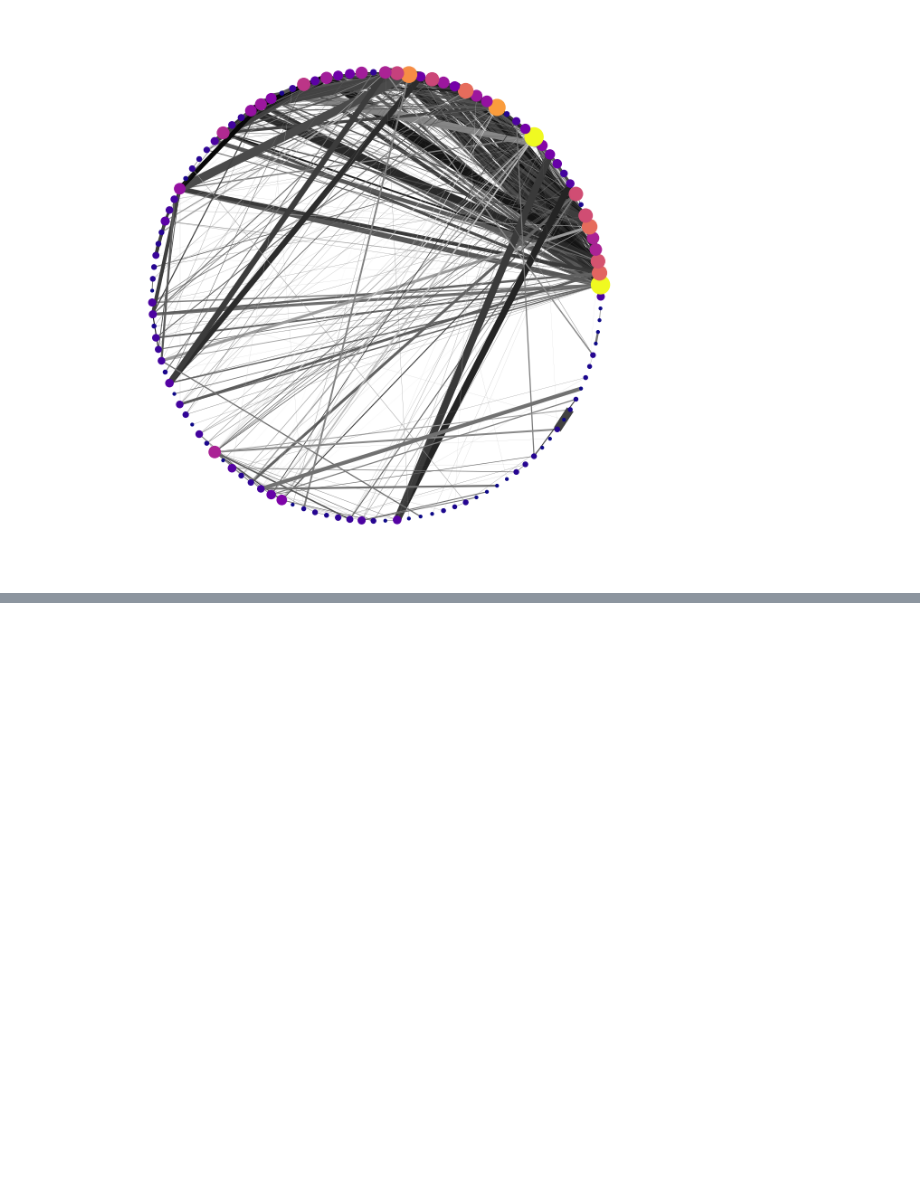
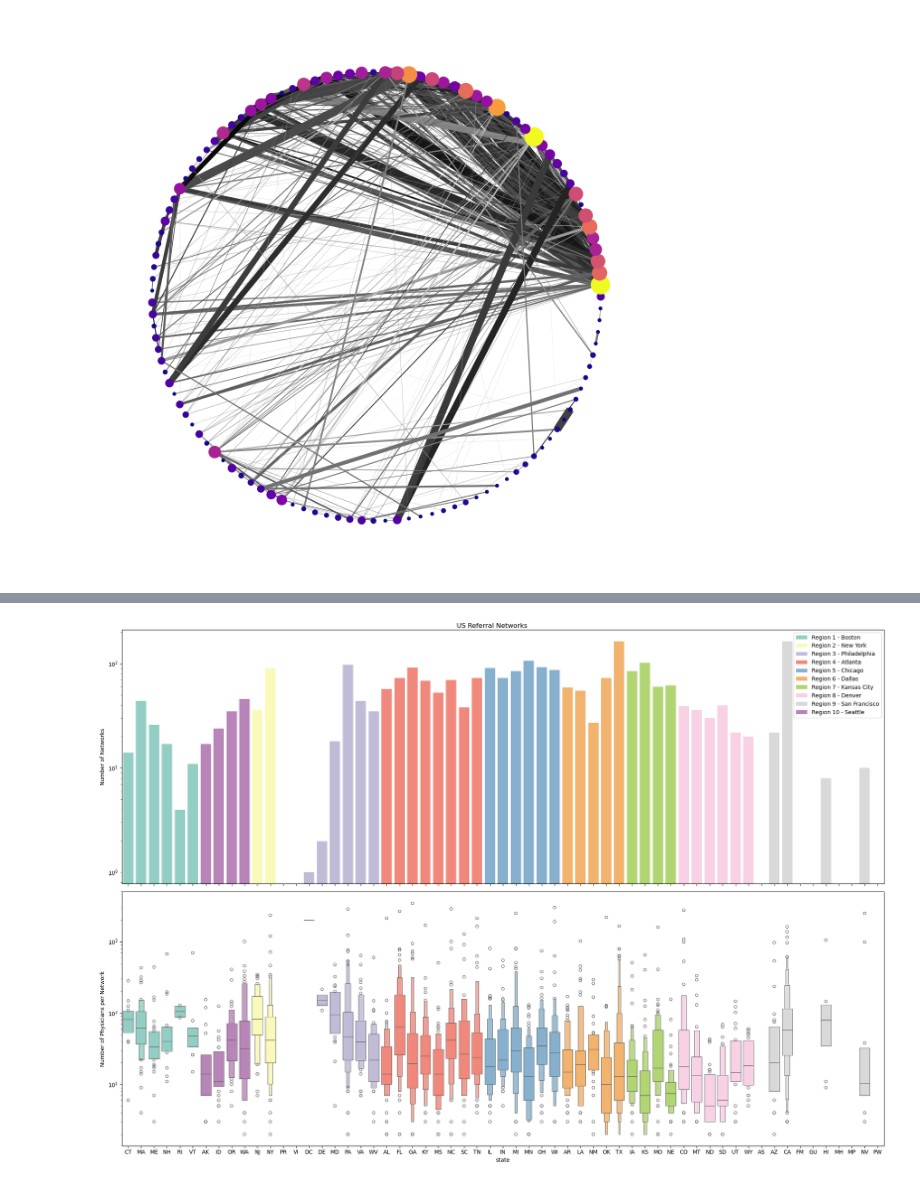
Before and after one commit to aidos-lab/apparent, a Jupyter notebook: notebooks/visualization.ipynb, the cells around one changed output, grey strips where cells are left out. Cells and saved outputs as stored; diff of their text form; code cells hidden in the pictures; blank space fills up the shorter version.

```diff
--- a/notebooks/visualization.ipynb
+++ b/notebooks/visualization.ipynb
@@ -211,0 +221,24 @@ plt.show()
+# %%
+# Set up the figure with subplots
+fig, (ax1, ax2) = plt.subplots(2, 1, figsize=(20, 14), sharex=True)
+
+# Plot 1: Countplot
+sns.countplot(data=df, x="state", hue="region", hue_order=sorted_regions_array, order=ordered_states, palette="Set3", saturation=0.85, ax=ax1,)
+ax1.set_ylabel('Number of Networks')
+ax1.set_yscale('log')
+ax1.legend(loc='upper right')  #
+
+# Plot 2: Boxenplot
+sns.boxenplot(data=df, x="state", y="n_nodes", hue="region", hue_order=sorted_regions_array, order=ordered_states, palette="Set3", saturation=0.85, log_scale=True, ax=ax2)
+ax2.set_ylabel('Number of Physicians per Network')
+ax2.legend(loc='upper right')
+ax2.get_legend().remove()
+
+plt.suptitle("US Referral Networks")
+# Adjust layout
+plt.tight_layout()
+
+# Show plot
+plt.show()
+# %% [output]
+[figure, added]
```
Also changed, not shown: parts of 9 cells of this notebook.
